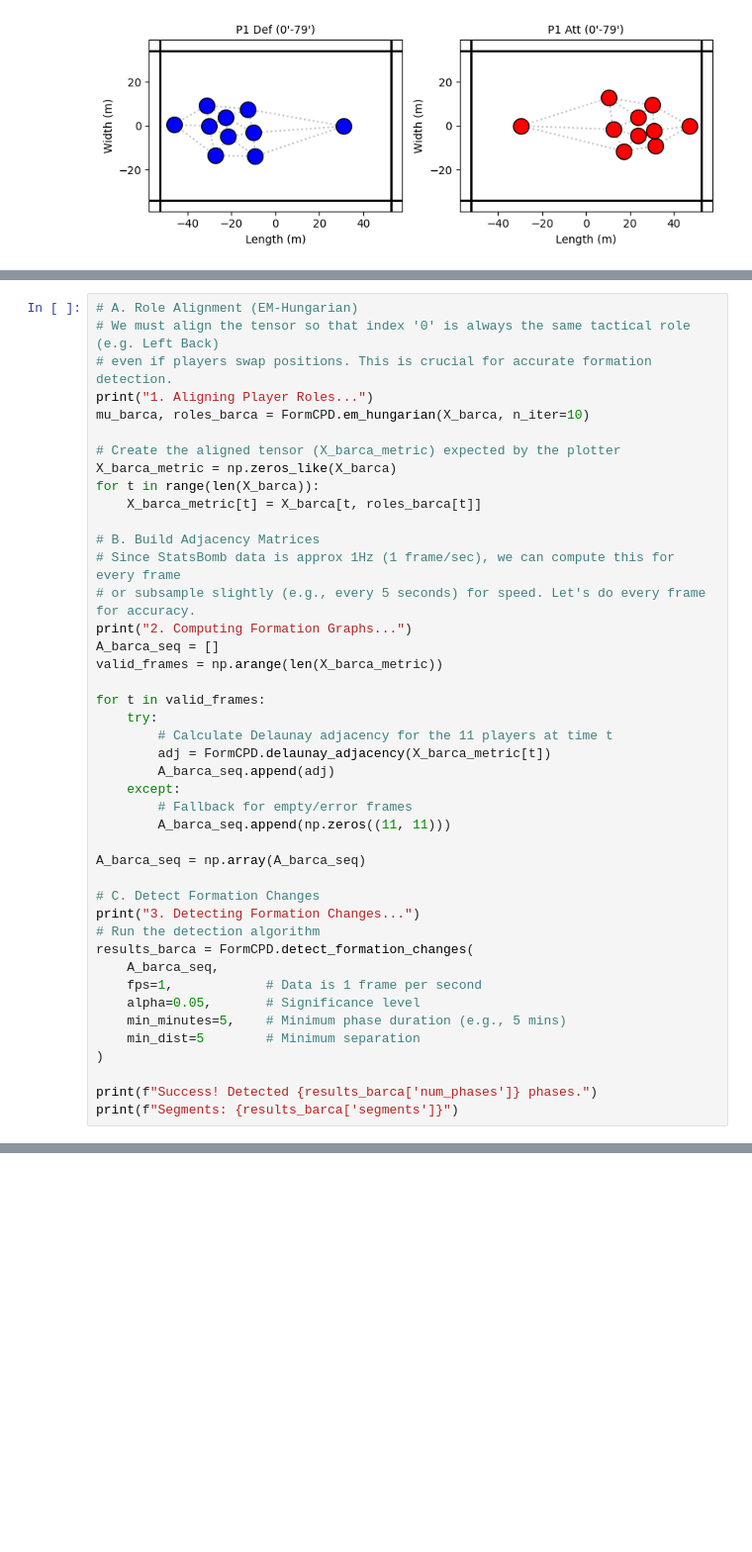
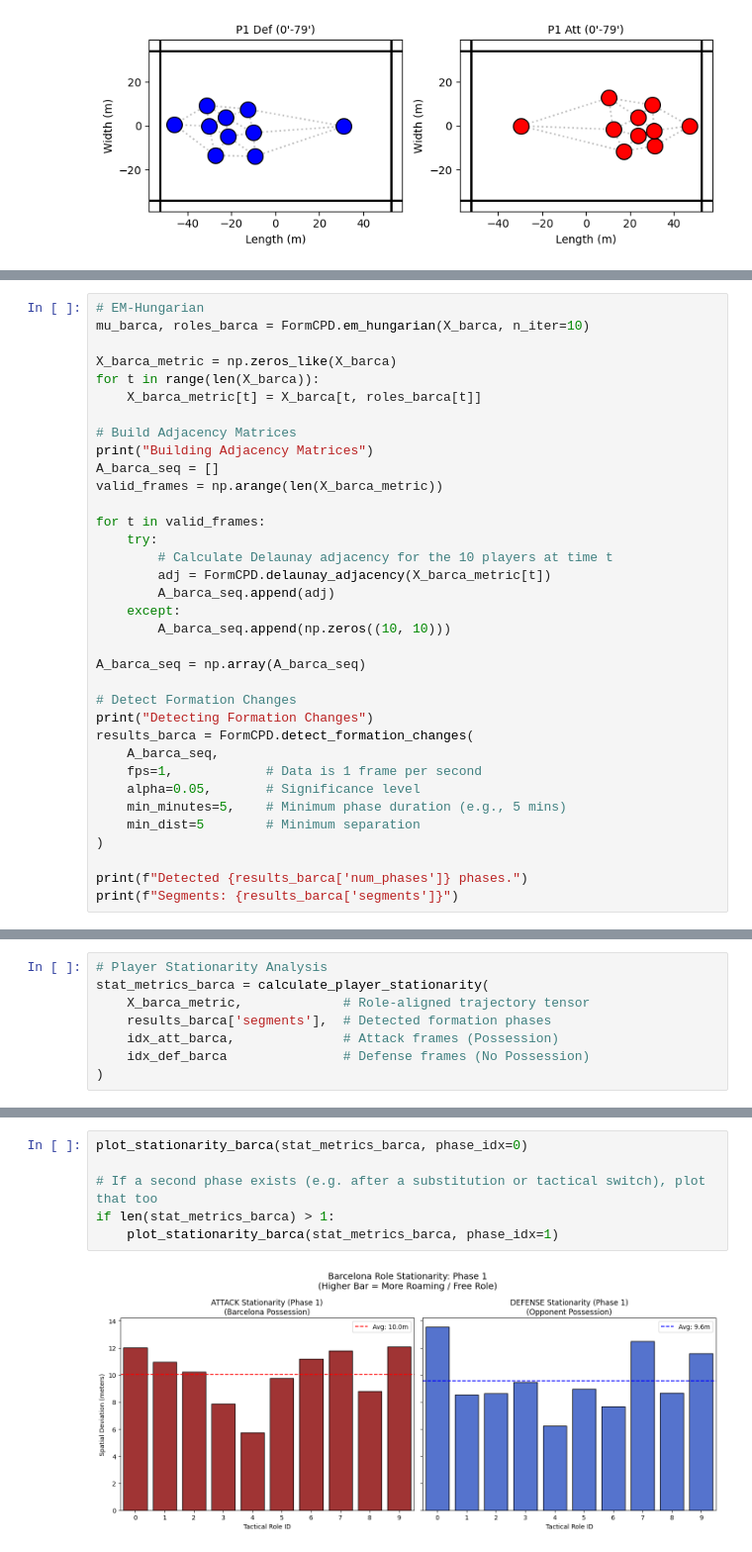
Before and after one commit to fotisk07/TimeSeries-MiniProject, a Jupyter notebook: notebooks/Experiments.ipynb, the cells around one changed output, grey strips where cells are left out. Shown at 99% size. Saved outputs shown, nothing was run; the diff lists cells and outputs as text; blank space fills up the shorter version.

```diff
--- a/notebooks/Experiments.ipynb
+++ b/notebooks/Experiments.ipynb
@@ -677,36 +549,28 @@ Constructed Imputed Trajectory Tensor: (2998, 11, 2)
 # %%
-# A. Role Alignment (EM-Hungarian)
-# We must align the tensor so that index '0' is always the same tactical role (e.g. Left Back)
-# even if players swap positions. This is crucial for accurate formation detection.
-print("1. Aligning Player Roles...")
+# EM-Hungarian
 mu_barca, roles_barca = FormCPD.em_hungarian(X_barca, n_iter=10)
 
-# Create the aligned tensor (X_barca_metric) expected by the plotter
 X_barca_metric = np.zeros_like(X_barca)
 for t in range(len(X_barca)):
     X_barca_metric[t] = X_barca[t, roles_barca[t]]
 
-# B. Build Adjacency Matrices
-# Since StatsBomb data is approx 1Hz (1 frame/sec), we can compute this for every frame
-# or subsample slightly (e.g., every 5 seconds) for speed. Let's do every frame for accuracy.
-print("2. Computing Formation Graphs...")
+# Build Adjacency Matrices
+print("Building Adjacency Matrices")
 A_barca_seq = []
 valid_frames = np.arange(len(X_barca_metric))
 
 for t in valid_frames:
     try:
-        # Calculate Delaunay adjacency for the 11 players at time t
+        # Calculate Delaunay adjacency for the 10 players at time t
         adj = FormCPD.delaunay_adjacency(X_barca_metric[t])
         A_barca_seq.append(adj)
     except:
-        # Fallback for empty/error frames
-        A_barca_seq.append(np.zeros((11, 11)))
+        A_barca_seq.append(np.zeros((10, 10)))
 
 A_barca_seq = np.array(A_barca_seq)
 
-# C. Detect Formation Changes
-print("3. Detecting Formation Changes...")
-# Run the detection algorithm
+# Detect Formation Changes
+print("Detecting Formation Changes")
 results_barca = FormCPD.detect_formation_changes(
     A_barca_seq,
     fps=1,            # Data is 1 frame per second
@@ -715,6 +579,6 @@ results_barca = FormCPD.detect_formation_changes(
     min_dist=5        # Minimum separation
 )
 
-print(f"Success! Detected {results_barca['num_phases']} phases.")
+print(f"Detected {results_barca['num_phases']} phases.")
 print(f"Segments: {results_barca['segments']}")
 # %% [output]
@@ -962,0 +687,8 @@ Attackers       | 15.02 m             | 14.14 m             | +0.88 m
+# %%
+# Player Stationarity Analysis
+stat_metrics_barca = calculate_player_stationarity(
+    X_barca_metric,             # Role-aligned trajectory tensor
+    results_barca['segments'],  # Detected formation phases
+    idx_att_barca,              # Attack frames (Possession)
+    idx_def_barca               # Defense frames (No Possession)
+)
@@ -962,0 +742,8 @@ Attackers       | 15.02 m             | 14.14 m             | +0.88 m
+# %%
+plot_stationarity_barca(stat_metrics_barca, phase_idx=0)
+
+# If a second phase exists (e.g. after a substitution or tactical switch), plot that too
+if len(stat_metrics_barca) > 1:
+    plot_stationarity_barca(stat_metrics_barca, phase_idx=1)
+# %% [output]
+[figure, added]
```
Also changed, not shown: parts of 24 cells of this notebook, 1 other file.
